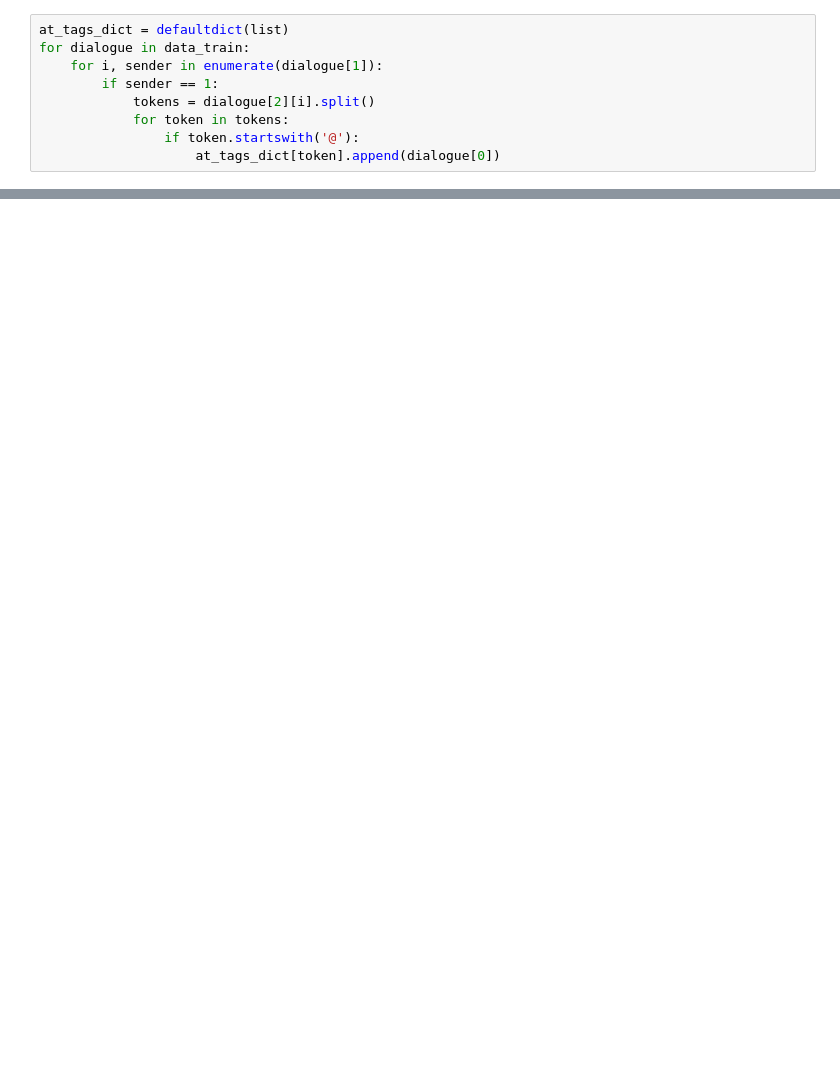
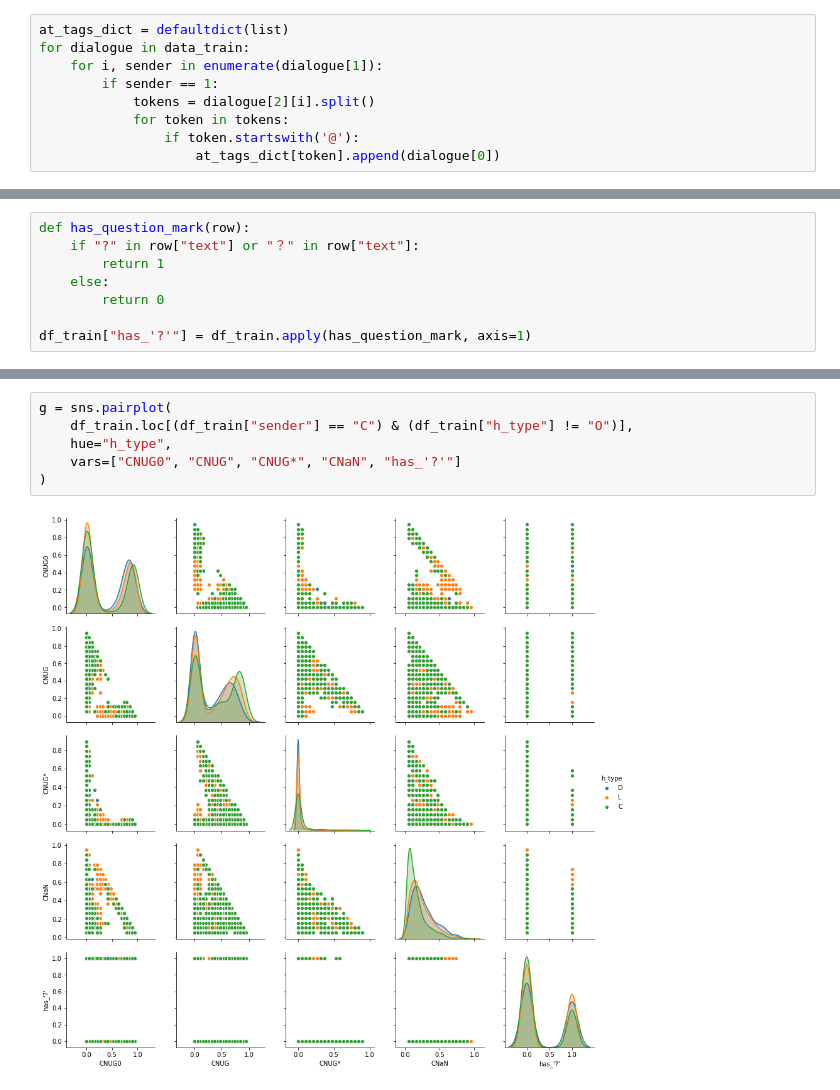
Before and after one commit to OscarWang114/stc3-baseline, a Jupyter notebook: analysis.ipynb, the cells around one changed output, grey strips where cells are left out. Saved outputs shown, nothing was run; the diff lists cells and outputs as text; blank space fills up the shorter version.

```diff
--- a/analysis.ipynb
+++ b/analysis.ipynb
@@ -95,2 +221,10 @@ def data_to_df(data, is_train):
+# %%
+def has_question_mark(row):
+    if "?" in row["text"] or "？" in row["text"]:
+        return 1
+    else:
+        return 0
+
+df_train["has_'?'"] = df_train.apply(has_question_mark, axis=1)
 # %%
 df_train
@@ -96,0 +245,8 @@ df_train
+# %%
+g = sns.pairplot(
+    df_train.loc[(df_train["sender"] == "C") & (df_train["h_type"] != "O")],
+    hue="h_type",
+    vars=["CNUG0", "CNUG", "CNUG*", "CNaN", "has_'?'"]
+)
+# %% [output]
+[figure, added]
```
Also changed, not shown: parts of 15 cells of this notebook.
